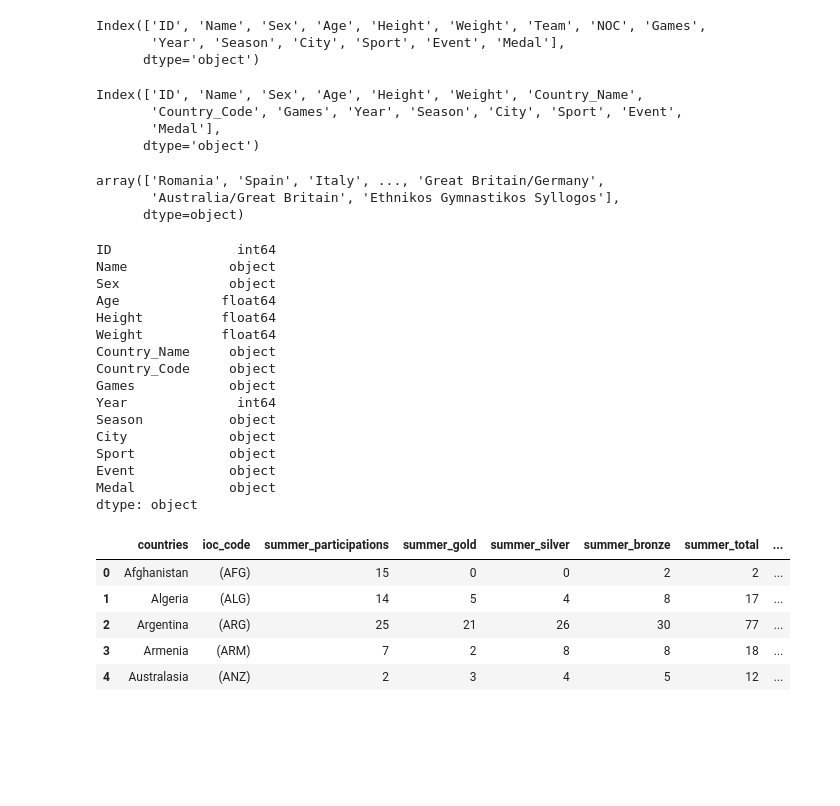
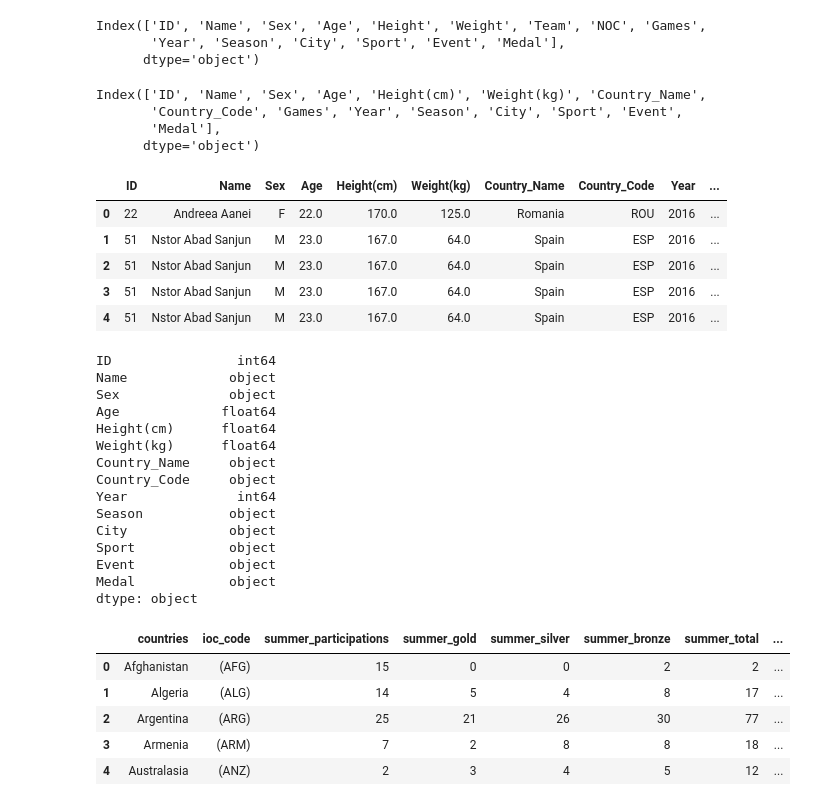
Before and after one commit to FrankPassalacqua88/Group_Project, a Jupyter notebook: wpf/Cleaning.ipynb, the cells around one changed output. Drawn from its saved outputs; the diff is of its cells as text; code cells hidden in the pictures; blank space fills up the shorter version.

Commit message:
Further cleaning of initial datasets, added Athletes folder with cleaned up newer datasets.

```diff
--- a/wpf/Cleaning.ipynb
+++ b/wpf/Cleaning.ipynb
@@ -223,6 +208,6 @@ pop_df.to_csv('clean_population.csv', index = True, header = True)
 # %%
 # Reading in csv
-athletes_df = pd.read_csv("../Resources/athlete_events_1896_2016.csv")
+athletes_df = pd.read_csv("../Resources/old/athlete_events_1896_2016.csv")
 
 athletes_df.head()
 # %% [output]
@@ -241,19 +226,26 @@ Index(['ID', 'Name', 'Sex', 'Age', 'Height', 'Weight', 'Team', 'NOC', 'Games',
       dtype='object')
 # %%
 # Renaming columns for parity
-athletes_df = athletes_df.rename(columns={'NOC' : 'Country_Code', 'Team':'Country_Name'})
+athletes_df = athletes_df.rename(columns={'NOC' : 'Country_Code', 'Team':'Country_Name',
+                                          'Height': 'Height(cm)', 'Weight':'Weight(kg)'})
 athletes_df.columns
 # %% [output]
-Index(['ID', 'Name', 'Sex', 'Age', 'Height', 'Weight', 'Country_Name',
+Index(['ID', 'Name', 'Sex', 'Age', 'Height(cm)', 'Weight(kg)', 'Country_Name',
        'Country_Code', 'Games', 'Year', 'Season', 'City', 'Sport', 'Event',
        'Medal'],
       dtype='object')
 # %%
-athletes_df['Country_Name'].unique()
+# Dropping unneeded columns
+athletes_df = athletes_df.drop(['Games'], axis = 1)
+
+athletes_df.head()
 # %% [output]
-array(['Romania', 'Spain', 'Italy', ..., 'Great Britain/Germany',
-       'Australia/Great Britain', 'Ethnikos Gymnastikos Syllogos'],
-      dtype=object)
+|  | ID | Name | Sex | Age | Height(cm) | Weight(kg) | Country_Name | Country_Code | Year | ... |
+| 0 | 22 | Andreea Aanei | F | 22.0 | 170.0 | 125.0 | Romania | ROU | 2016 | ... |
+| 1 | 51 | Nstor Abad Sanjun | M | 23.0 | 167.0 | 64.0 | Spain | ESP | 2016 | ... |
+| 2 | 51 | Nstor Abad Sanjun | M | 23.0 | 167.0 | 64.0 | Spain | ESP | 2016 | ... |
+| 3 | 51 | Nstor Abad Sanjun | M | 23.0 | 167.0 | 64.0 | Spain | ESP | 2016 | ... |
+| 4 | 51 | Nstor Abad Sanjun | M | 23.0 | 167.0 | 64.0 | Spain | ESP | 2016 | ... |
 # %%
 athletes_df.dtypes
 # %% [output]
@@ -261,11 +253,10 @@ ID                int64
 Name             object
 Sex              object
 Age             float64
-Height          float64
-Weight          float64
+Height(cm)      float64
+Weight(kg)      float64
 Country_Name     object
 Country_Code     object
-Games            object
 Year              int64
 Season           object
 City             object
```
Also changed, not shown: parts of 12 cells of this notebook, 12 other files.
